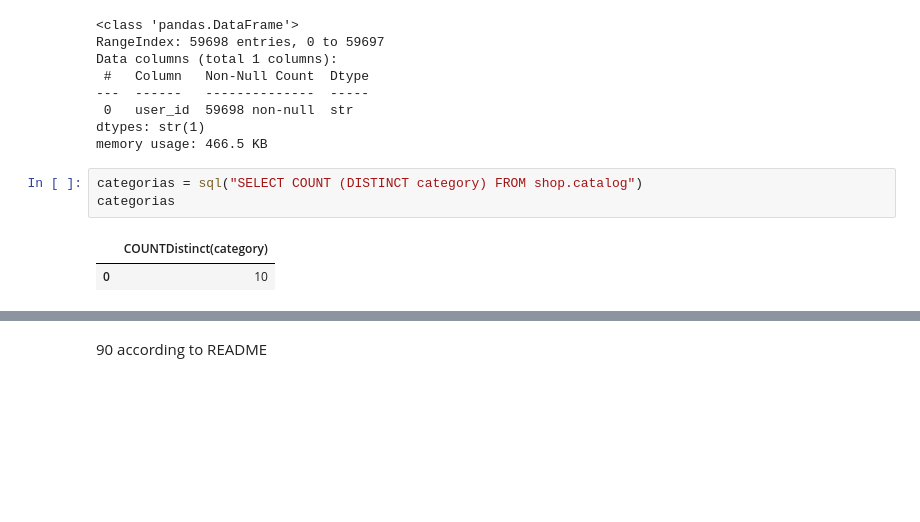
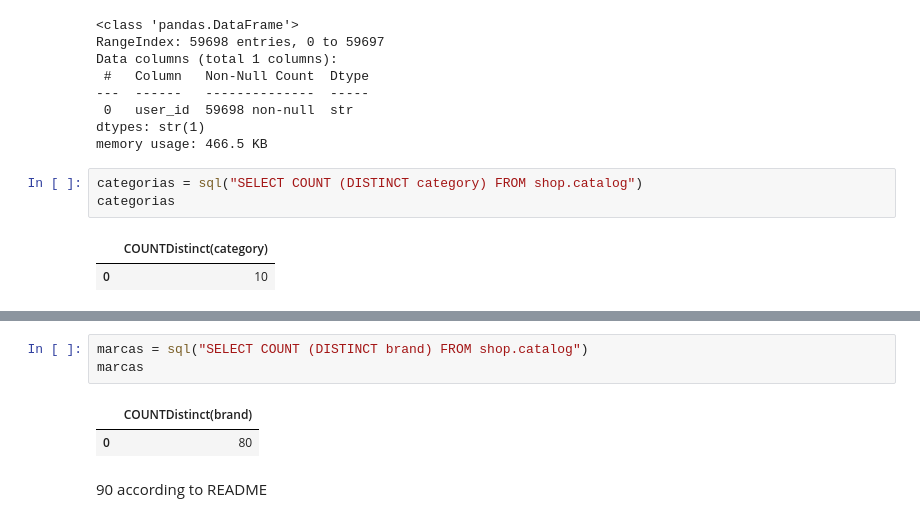
Before and after one commit to ANGELMC113/datathon-2026-ratitas, a Jupyter notebook: scripts/data_analysis.ipynb, the cells around one changed output, grey strips where cells are left out. Drawn from its saved outputs; the diff is of its cells as text; blank space fills up the shorter version.

```diff
--- a/scripts/data_analysis.ipynb
+++ b/scripts/data_analysis.ipynb
@@ -683,5 +683,11 @@ categorias
 # %% [output]
 |  | COUNTDistinct(subcategory) |
 | 0 | 89 |
+# %%
+marcas = sql("SELECT COUNT (DISTINCT brand) FROM shop.catalog")
+marcas
+# %% [output]
+|  | COUNTDistinct(brand) |
+| 0 | 80 |
 # %% [markdown]
 90 according to README
```
Also changed, not shown: parts of 6 cells of this notebook, 1 other file.
